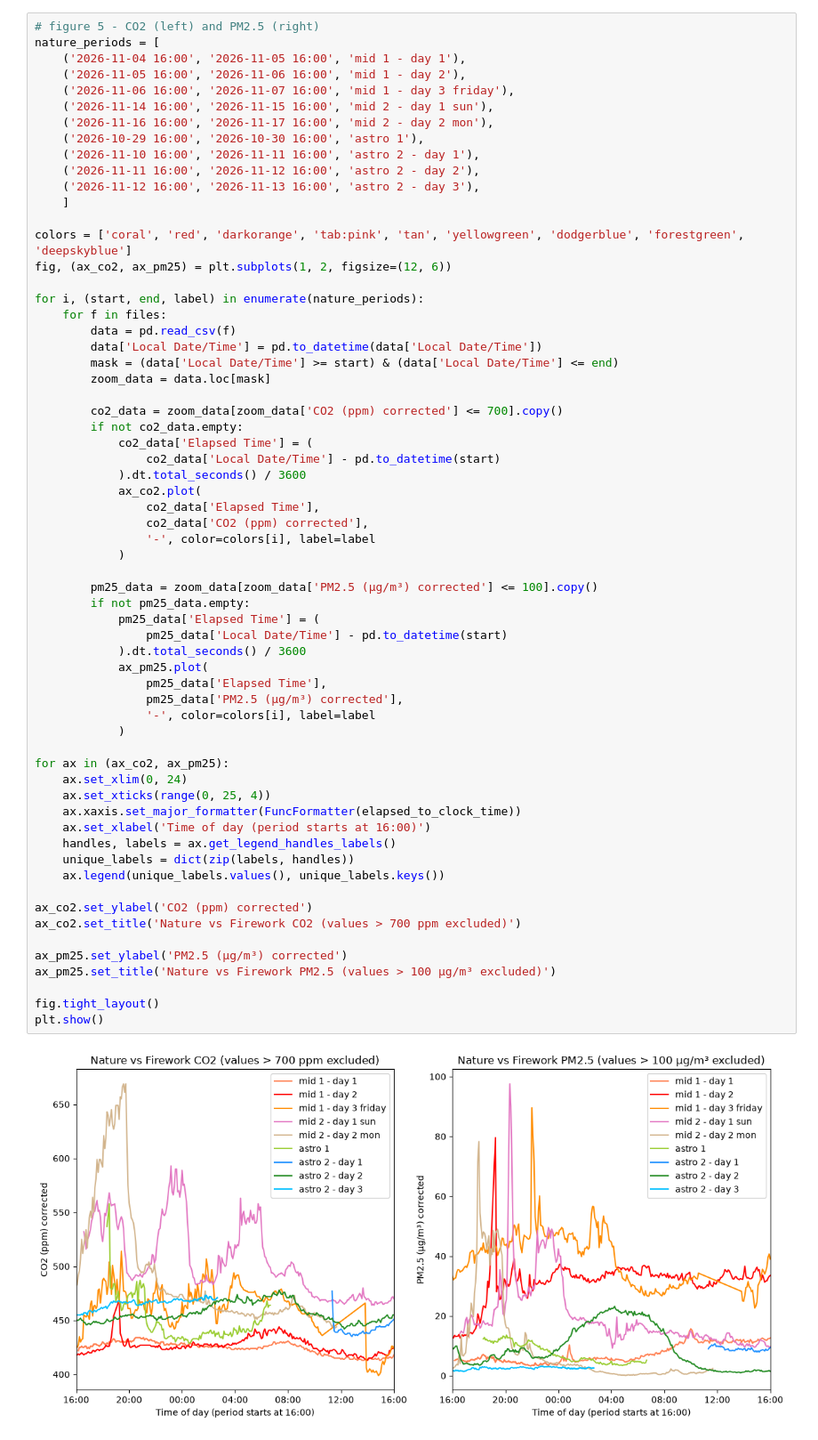
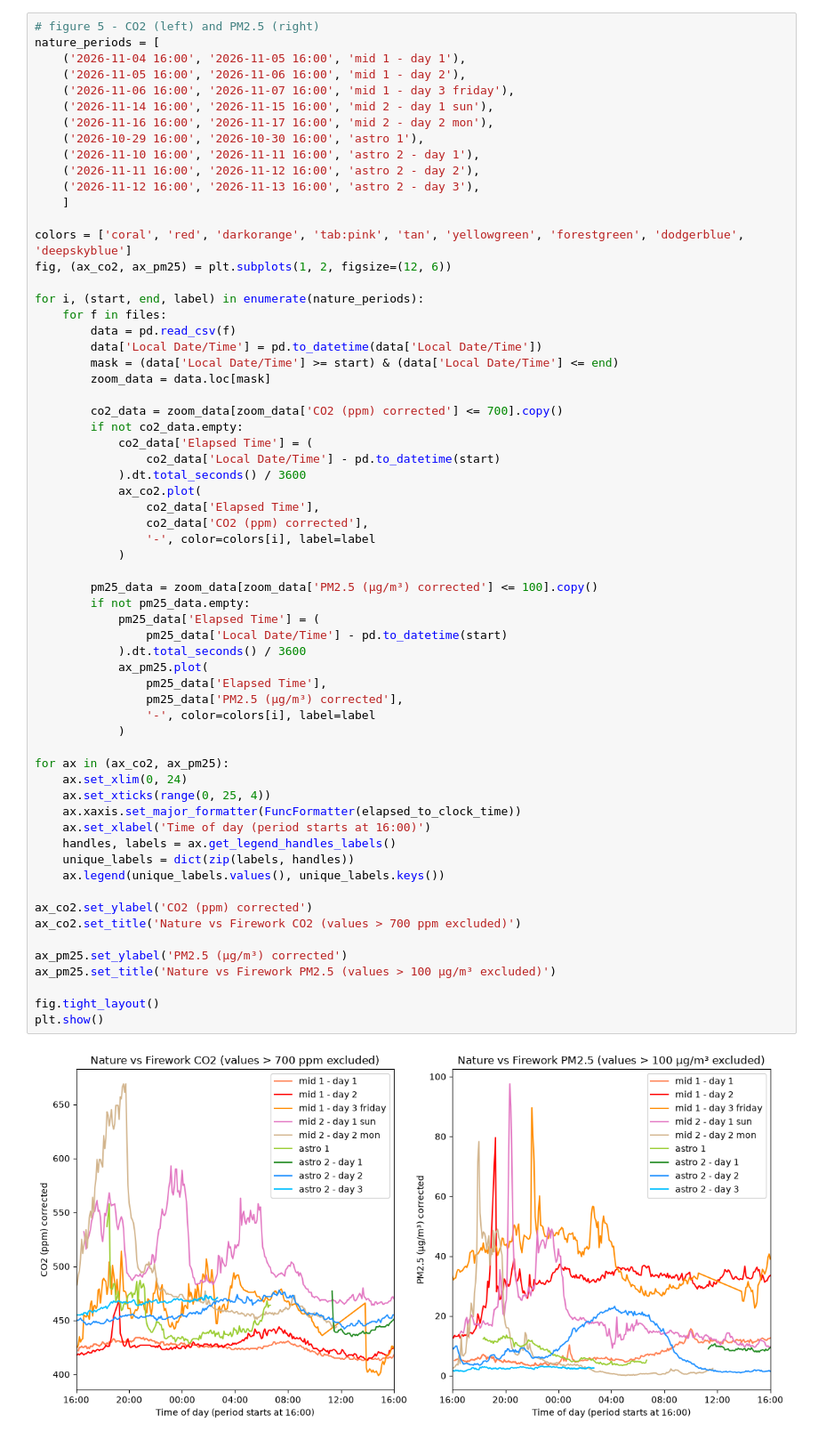
Before and after one commit to lindaccyy-stack/EDAAi, a Jupyter notebook: data_analysis.ipynb, the cells around one changed output. Shown at 89% size. Saved outputs shown, nothing was run; the diff lists cells and outputs as text.

Commit message:
zoomed in plot

```diff
--- a/data_analysis.ipynb
+++ b/data_analysis.ipynb
@@ -161,7 +161,7 @@ nature_periods = [
     ('2026-11-12 16:00', '2026-11-13 16:00', 'astro 2 - day 3'),
     ]
 
-colors = ['coral', 'red', 'darkorange', 'tab:pink', 'tan', 'yellowgreen', 'dodgerblue', 'forestgreen', 'deepskyblue']
+colors = ['coral', 'red', 'darkorange', 'tab:pink', 'tan', 'yellowgreen', 'forestgreen', 'dodgerblue', 'deepskyblue']
 fig, (ax_co2, ax_pm25) = plt.subplots(1, 2, figsize=(12, 6))
 
 for i, (start, end, label) in enumerate(nature_periods):
@@ -184,31 +184,31 @@ for i, (start, end, label) in enumerate(nature_periods):
 
         pm25_data = zoom_data[zoom_data['PM2.5 (μg/m³) corrected'] <= 100].copy()
         if not pm25_data.empty:
             pm25_data['Elapsed Time'] = (
                 pm25_data['Local Date/Time'] - pd.to_datetime(start)
             ).dt.total_seconds() / 3600
             ax_pm25.plot(
                 pm25_data['Elapsed Time'],
                 pm25_data['PM2.5 (μg/m³) corrected'],
                 '-', color=colors[i], label=label
             )
 
 for ax in (ax_co2, ax_pm25):
     ax.set_xlim(0, 24)
     ax.set_xticks(range(0, 25, 4))
     ax.xaxis.set_major_formatter(FuncFormatter(elapsed_to_clock_time))
     ax.set_xlabel('Time of day (period starts at 16:00)')
     handles, labels = ax.get_legend_handles_labels()
     unique_labels = dict(zip(labels, handles))
     ax.legend(unique_labels.values(), unique_labels.keys())
 
 ax_co2.set_ylabel('CO2 (ppm) corrected')
 ax_co2.set_title('Nature vs Firework CO2 (values > 700 ppm excluded)')
 
 ax_pm25.set_ylabel('PM2.5 (μg/m³) corrected')
 ax_pm25.set_title('Nature vs Firework PM2.5 (values > 100 μg/m³ excluded)')
 
 fig.tight_layout()
 plt.show()
 # %% [output]
-[figure, old version]
+[figure, new version]
```
Also changed, not shown: parts of 2 cells of this notebook.
